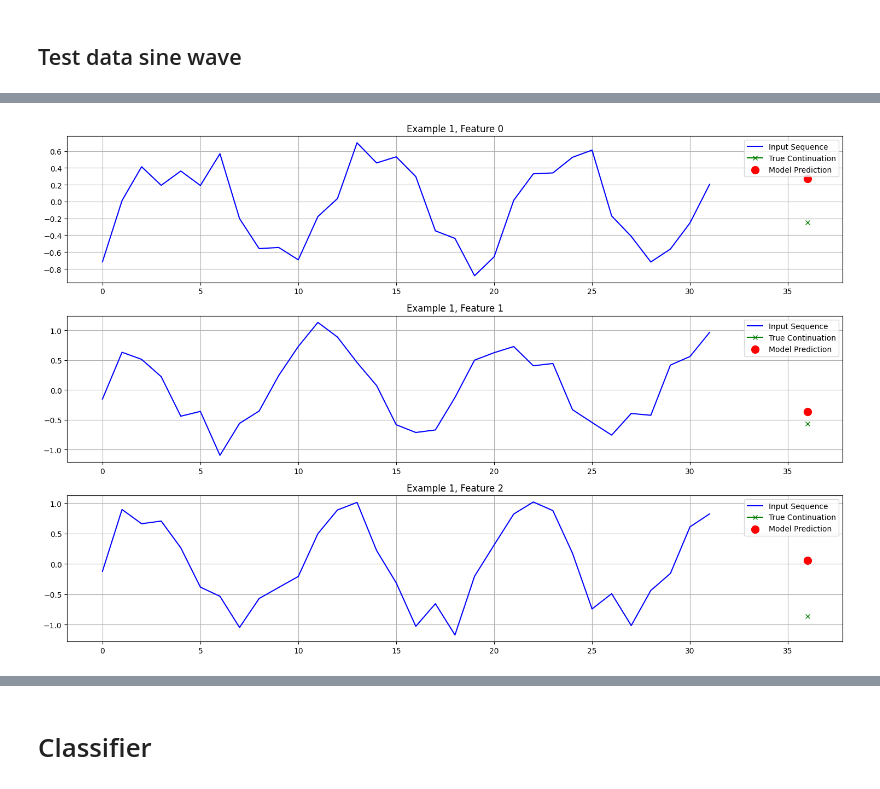
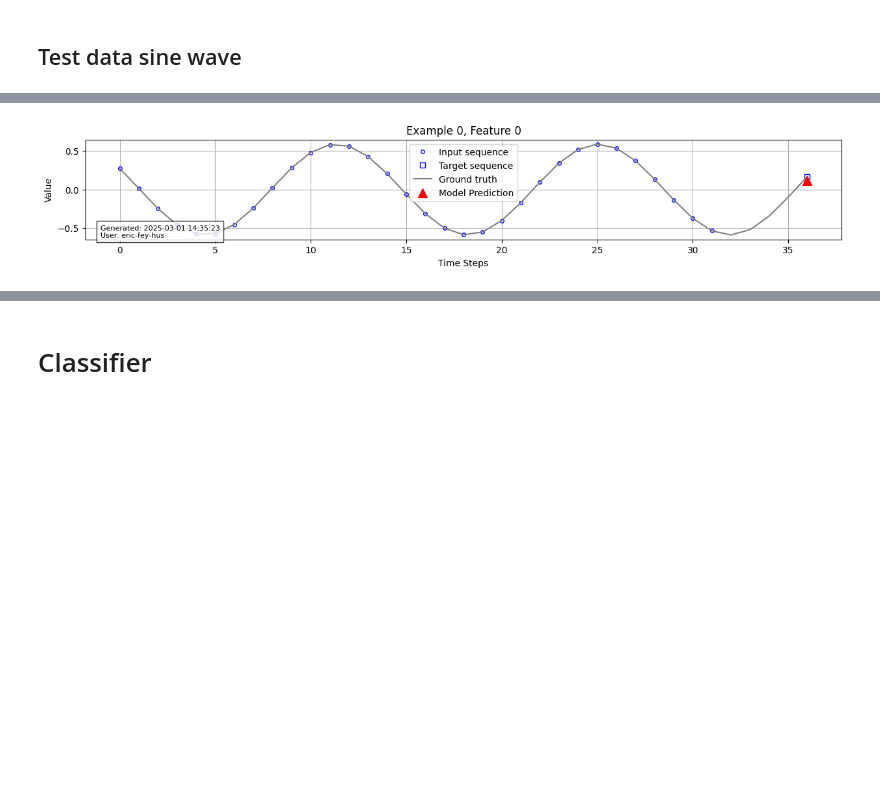
Before and after one commit to eric-fey-hus/ukko, a Jupyter notebook: ukko_get_started.ipynb, the cells around one changed output, grey strips where cells are left out. Cells and saved outputs as stored; diff of their text form; code cells hidden in the pictures; blank space fills up the shorter version.

```diff
--- a/ukko_get_started.ipynb
+++ b/ukko_get_started.ipynb
@@ -220,5 +179,6 @@ def test_model_with_sine_data():
 # %%
-for x, y in val_loader:
+from itertools import islice
+for x, y in islice(val_loader, 2):
   print(x.shape)
   print(y.shape)
 # %% [output]
@@ -274,9 +224,7 @@ def train_sine_model(model, train_loader, val_loader, epochs=50, lr=0.001, devic
         train_loss /= len(train_loader)
         val_loss /= len(val_loader)
 
-        print(f"Epoch {epoch+1}/{epochs}")
-        print(f"Train Loss: {train_loss:.4f}")
-        print(f"Val Loss: {val_loss:.4f}")
+        print(f"Epoch {epoch+1}/{epochs}, Train Loss: {train_loss:.4f}, Val Loss: {val_loss:.4f}")
 
         # Save best model
         if val_loss < best_val_loss:
@@ -284,6 +232,7 @@ def train_sine_model(model, train_loader, val_loader, epochs=50, lr=0.001, devic
             torch.save(model.state_dict(), 'best_sine_model.pt')
 
 # Train the model
-model, train_loader, val_loader, test_loader = test_model_with_sine_data()
-train_sine_model(model, train_loader, val_loader, device = "cuda")
+device = torch.device('cuda' if torch.cuda.is_available() else 'cpu')
+#model, train_loader, val_loader, test_loader = test_model_with_sine_data()
+train_sine_model(model, train_loader, val_loader, epochs = 50, device = device)
 # %% [output]
@@ -330,6 +258,8 @@ import torch
 import matplotlib.pyplot as plt
 import numpy as np
 from datetime import datetime
+
+importlib.reload(ukko.data)
 
 def visualize_predictions(model, test_loader, device='cuda', num_examples=3):
     model.eval()
@@ -345,35 +275,52 @@ def visualize_predictions(model, test_loader, device='cuda', num_examples=3):
         x = x.cpu().numpy()
         y = y.cpu().numpy()
 
-    # Plot multiple features for a few examples
-    for example_idx in range(min(num_examples, x.shape[0])):
-        plt.figure(figsize=(15, 10))
+    # Plot 3 different features
+    for i, feature_idx in enumerate([0,1,2]):#([0, 7, 14]):  # Beginning, middle, and end features
+        #plt.figure(figsize=(15, 10))
 
-        # Plot 3 different features
-        for i, feature_idx in enumerate([0,1,2]):#([0, 7, 14]):  # Beginning, middle, and end features
-            plt.subplot(3, 1, i+1)
+        # Plot multiple features for a few examples
+        for example_idx in range(min(num_examples, x.shape[0])):
+            #plt.subplot(3, 1, example_idx+1)
 
-            # Plot input sequence
+            # # Plot input sequence
+            # time_input = np.arange(x.shape[2])
+            # plt.plot(time_input, x[example_idx, feature_idx],
+            #         label='Input Sequence', color='blue')
+
+            # # Plot true continuation
+            # #time_target = np.arange(x.shape[2], x.shape[2] + y.shape[2])
+            # time_target = [x.shape[2] + 5 - 1]
+            # plt.plot(time_target, y[example_idx, feature_idx], "x-",
+            #         label='True Continuation', color='green')
+
+            fig = ukko.data.plot_example_dataset(testset, example_idx, feature_idx)
+            ax = fig.axes[0]
+
+            # Time of prediction
             time_input = np.arange(x.shape[2])
-            plt.plot(time_input, x[example_idx, feature_idx],
-                    label='Input Sequence', color='blue')
-
-            # Plot true continuation
             #time_target = np.arange(x.shape[2], x.shape[2] + y.shape[2])
-            time_target = [x.shape[2] + 5 - 1]
-            plt.plot(time_target, y[example_idx, feature_idx], "x-",
-                    label='True Continuation', color='green')
+            time_target = [x.shape[2] + prediction_length - 1]
 
             # Plot prediction
-            plt.scatter(time_target[0], predictions[example_idx, feature_idx],
-                       color='red', label='Model Prediction', s=100)
+            print(time_target)
+            print(predictions[example_idx, feature_idx])
+            plt.figure(figsize=(15, 10))
+            ax.scatter(time_target[0], predictions[example_idx, feature_idx].item(),
+                       marker = '^', label='Model Prediction', color='red', s=100,
+                      zorder=5)
+            #ax.plot(time_target[0], predictions[example_idx, feature_idx],
+            #           marker = '^', label='Model Prediction', color='red', markersize=5)
 
-            plt.title(f'Example {example_idx + 1}, Feature {feature_idx}')
-            plt.legend()
-            plt.grid(True)
+            ax.set_title(f'Example {example_idx}, Feature {feature_idx}')
+            ax.legend()
+            ax.grid(True)
+            #plt.pause(0.1)
+            #fig.canvas.draw()
+            #fig.show()
 
-        plt.tight_layout()
-        plt.show()
+        #fig.tight_layout()
+        #fig.canvas.draw()
 
     # Plot data vs predicted & groundtruth vs predicted
     plt.figure(figsize=(15, 5))
@@ -450,20 +397,20 @@ def evaluate_model(model, test_loader, device='cuda'):
 
 def main():
     # Parameters
-    batch_size = 32
-    n_samples = 1000
-    n_features = 3
-    sequence_length = 32
-    prediction_length = 5
+    # batch_size = 32
+    # n_samples = 1000
+    # n_features = 3
+    # sequence_length = 32
+    # prediction_length = 5
 
     # Create data loaders
-    train_loader, val_loader, test_loader = create_data_loaders(
-        batch_size=batch_size,
-        n_samples=n_samples,
-        n_features=n_features,
-        sequence_length=sequence_length,
-        prediction_length=prediction_length
-    )
+    # train_loader, val_loader, test_loader = create_data_loaders(
+    #     batch_size=batch_size,
+    #     n_samples=n_samples,
+    #     n_features=n_features,
+    #     sequence_length=sequence_length,
+    #     prediction_length=prediction_length
+    # )
 
     # Initialize model
     device = torch.device('cuda' if torch.cuda.is_available() else 'cpu')
@@ -513 +472 @@ RMSE: 0.7449
-[figure, old version]
+[figure, new version]
```
Also changed, not shown: parts of 11 cells of this notebook, 5 other files.
